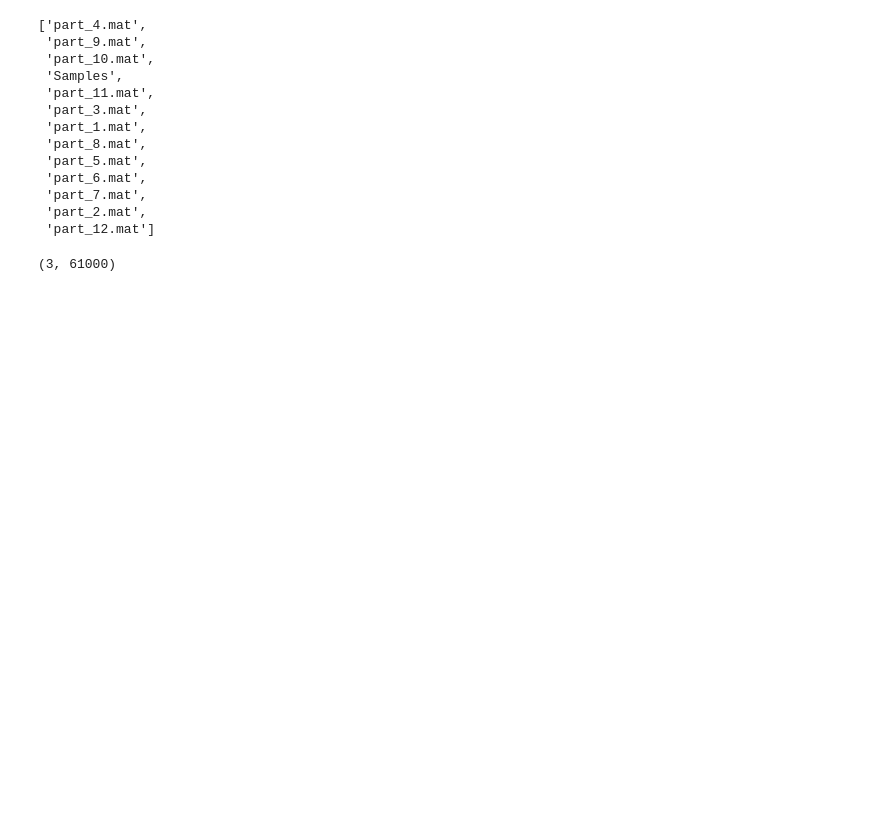
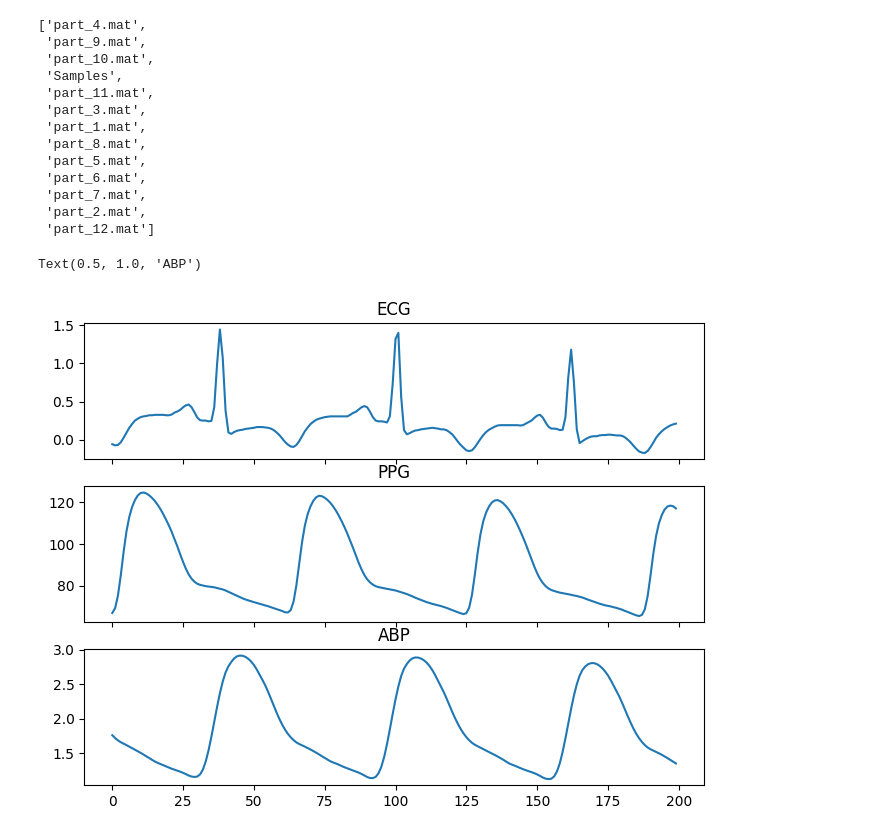
Before and after one commit to hjalalin/ecg-bp-estimation, a Jupyter notebook: dblood-pressure-estimation.ipynb, the cells around one changed output. Drawn from its saved outputs; the diff is of its cells as text; code cells hidden in the pictures; blank space fills up the shorter version.

Commit message:
Kaggle Notebook | blood_pressure_estimation | Version 6

```diff
--- a/dblood-pressure-estimation.ipynb
+++ b/dblood-pressure-estimation.ipynb
@@ -46,9 +36,9 @@ os.listdir('/kaggle/input/BloodPressureDataset')
  'part_12.mat']
 # %%
 def load_mat_data(file_name):
-    mat_data = scipy.io.loadmat(filename)
+    mat_data = scipy.io.loadmat(filename)['p']
     return mat_data
-# %%
-mat_data[0][0].shape
-# %% [output]
-(3, 61000)
+# %%
+os.chdir('/kaggle/input/BloodPressureDataset')
+filename = 'part_1.mat'
+mat_data = load_mat_data(filename)
@@ -54,0 +47,11 @@ mat_data[0][0].shape
+# %%
+fig, (ax1, ax2, ax3) = plt.subplots(3,1, sharex=True, figsize=(8, 6))
+ax1.plot(mat_data[0][0][2][:200])
+ax1.set_title('ECG')
+ax2.plot(mat_data[0][0][1][:200])
+ax2.set_title('PPG')
+ax3.plot(mat_data[0][0][0][:200])
+ax3.set_title('ABP')
+# %% [output]
+Text(0.5, 1.0, 'ABP')
+[figure, added]
```
Also changed, not shown: parts of 5 cells of this notebook.
